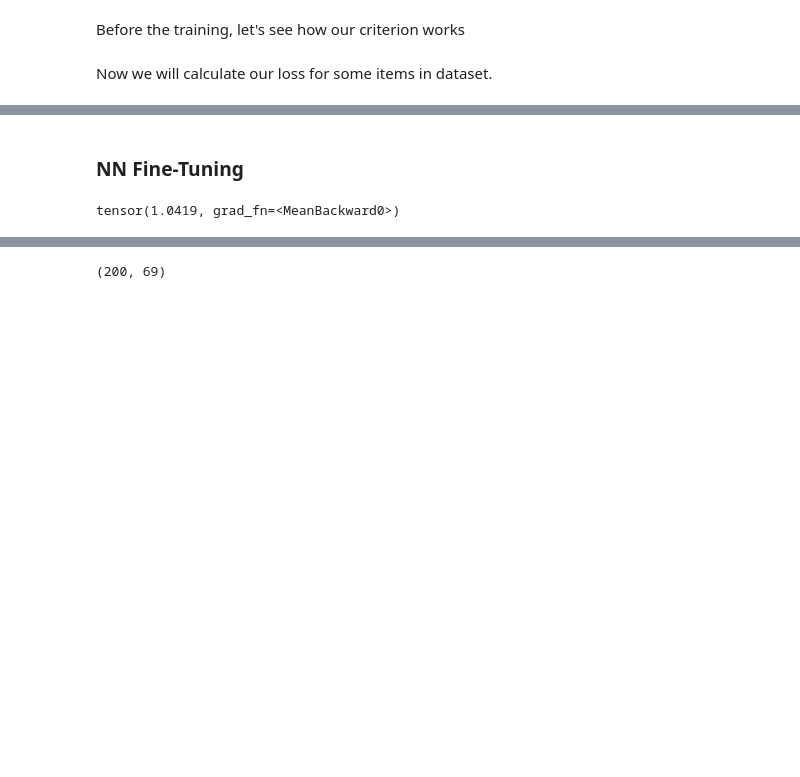
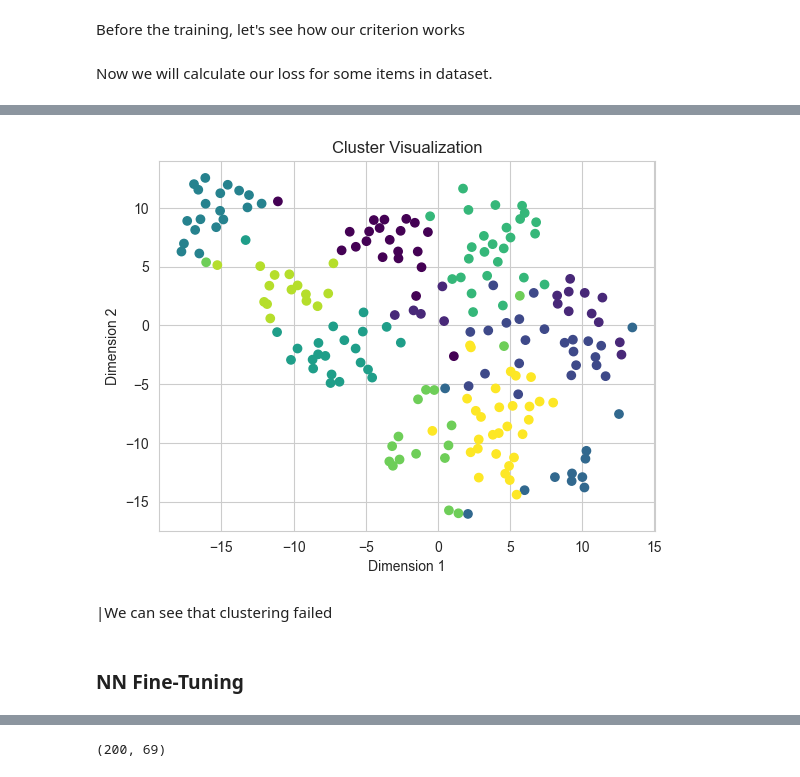
Before and after one commit to car-brand-detection/car-brand-detection, a Jupyter notebook: models/Triplet_Network.ipynb, the cells around one changed output, grey strips where cells are left out. Drawn from its saved outputs; the diff is of its cells as text; code cells hidden in the pictures; blank space fills up the shorter version.

Commit message:
Working on Triplet model

```diff
--- a/models/Triplet_Network.ipynb
+++ b/models/Triplet_Network.ipynb
@@ -302,0 +321,16 @@ To address this issue and correctly locate the vectors, we need to train our mod
+# %%
+def collect_embeddings(model: nn.Module, data: TripletDataset, device='cpu') -> np.array:
+    """
+    In this function we will extract ony Anchor images and process them
+    return: np.Array with embeddings of images
+    """
+    embeddings = []
+    model.eval()
+    model.to(device)
+    with torch.no_grad():
+        for i in range(len(data)):
+            anchor_image = data[i][0]
+            embedding = model(anchor_image.unsqueeze(0))
+            embeddings.append(embedding.numpy())
+
+    return np.squeeze(np.array(embeddings), axis=1)  # We remove extra axis, so we get (N, B) instead of (N, 1, B)
@@ -302,0 +343,17 @@ To address this issue and correctly locate the vectors, we need to train our mod
+# %%
+train_embeddings = collect_embeddings(
+    model=model,
+    data=train_dataset,
+    device=device
+)
+# %%
+def reduce_dimension(dimension, features, reduce_with='pca',) -> None:
+    """ Perform dimensionality reduction with PCA or t-SNE """
+
+    if reduce_with == 'tsne' and dimension < 4:
+        reductor = TSNE(n_components=dimension, perplexity=25.0)
+    else: # PCA
+        reductor = PCA(n_components=dimension)
+
+    reduced_features = reductor.fit_transform(features)
+    return reduced_features
@@ -303,2 +409,14 @@ To address this issue and correctly locate the vectors, we need to train our mod
+# %%
+cluster_and_visualize_embeddings(train_embeddings,
+    dimension=2,
+    reduce_embeddings_to=8,
+    cluster_with='knn',
+    reduce_with='tsne',
+    eps=1.92
+)
+# %% [output]
+[figure, added]
+# %% [markdown]
+|We can see that clustering failed
 # %% [markdown]
 ### NN Fine-Tuning
@@ -307,4 +422,0 @@ output = triplet_criterion(anchor, positive, negative)
-# %%
-output
-# %% [output]
-tensor(1.0419, grad_fn=<MeanBackward0>)
```
Also changed, not shown: parts of 26 cells of this notebook.
